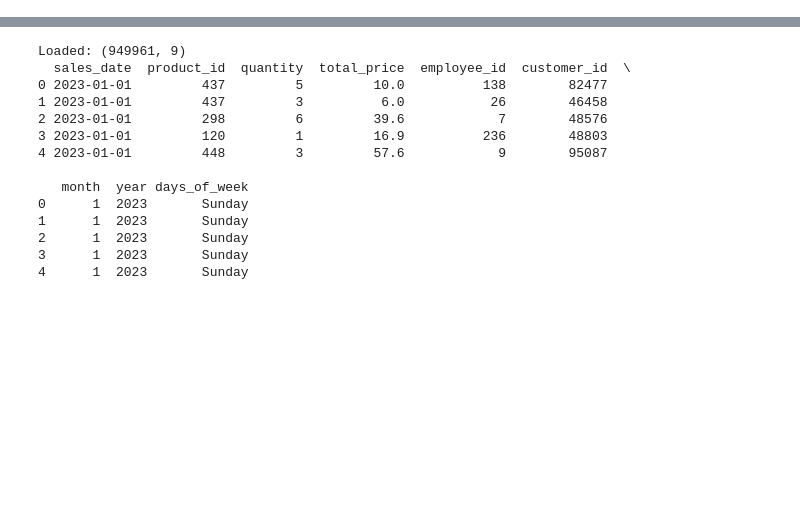
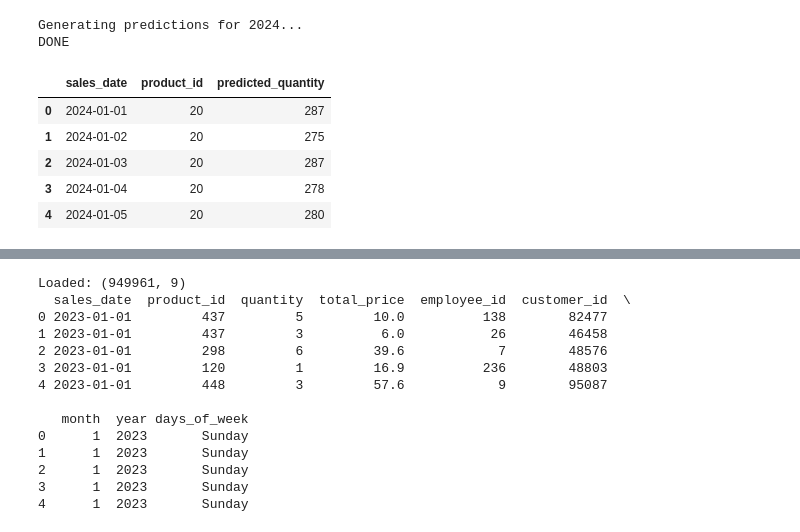
Before and after one commit to ShashwatBansal14/Inventory_forecast_model, a Jupyter notebook: Notebooks/03_Evaluation_graph.ipynb, the cells around one changed output, grey strips where cells are left out. Cells and saved outputs as stored; diff of their text form; code cells hidden in the pictures; blank space fills up the shorter version.

```diff
--- a/Notebooks/03_Evaluation_graph.ipynb
+++ b/Notebooks/03_Evaluation_graph.ipynb
@@ -1,40 +1,53 @@
 # %%
+import os
+import sys
 import pandas as pd
-from datetime import datetime
 import numpy as np
-import sys, os
 
-ROOT = os.path.abspath(os.getcwd())
-sys.path.append(os.path.join(ROOT, "utils"))
+curr = os.getcwd()
+while curr != os.path.dirname(curr):
+    if os.path.exists(os.path.join(curr, "utils", "Prediction.py")):
+        sys.path.insert(0, curr)
+        break
+    curr = os.path.dirname(curr)
 
-from Prediction import predict_quantity
+from utils.Prediction import predict_quantity
+
 
 product_ids = [20, 120, 150, 153, 165, 298, 310, 375, 437, 448]
-
 raw_to_enc = {raw: idx for idx, raw in enumerate(product_ids)}
 
-# Create date range for 2024
 dates_2024 = pd.date_range("2024-01-01", "2024-12-31", freq="D")
 
 rows = []
-print("Generating predictions for all products for year 2024...")
+print("Generating predictions for 2024...")
 
 for raw_pid, enc_pid in raw_to_enc.items():
     for dt in dates_2024:
-        date_str = dt.strftime("%Y-%m-%d")
         try:
-            pred = predict_quantity(enc_pid, date_str)
-        except Exception as e:
+            pred = predict_quantity(enc_pid, dt.strftime("%Y-%m-%d"))
+        except Exception:
             pred = np.nan
-        rows.append([date_str, raw_pid, pred])
+        rows.append([dt.strftime("%Y-%m-%d"), raw_pid, pred])
 
-df_pred = pd.DataFrame(rows, columns=["sales_date", "product_id", "predicted_quantity"])
+df_pred = pd.DataFrame(
+    rows,
+    columns=["sales_date", "product_id", "predicted_quantity"]
+)
 
-# Save CSV
-df_pred.to_csv("dataset/predictions_2024.csv", index=False)
+df_pred.to_csv("../dataset/predictions_2024.csv", index=False)
 
-print("Shape:", df_pred.shape)
+print("DONE")
 df_pred.head()
+# %% [output]
+Generating predictions for 2024...
+DONE
+|  | sales_date | product_id | predicted_quantity |
+| 0 | 2024-01-01 | 20 | 287 |
+| 1 | 2024-01-02 | 20 | 275 |
+| 2 | 2024-01-03 | 20 | 287 |
+| 3 | 2024-01-04 | 20 | 278 |
+| 4 | 2024-01-05 | 20 | 280 |
 # %%
 import pandas as pd
 
```
Also changed, not shown: parts of 7 cells of this notebook, 1 other file.
